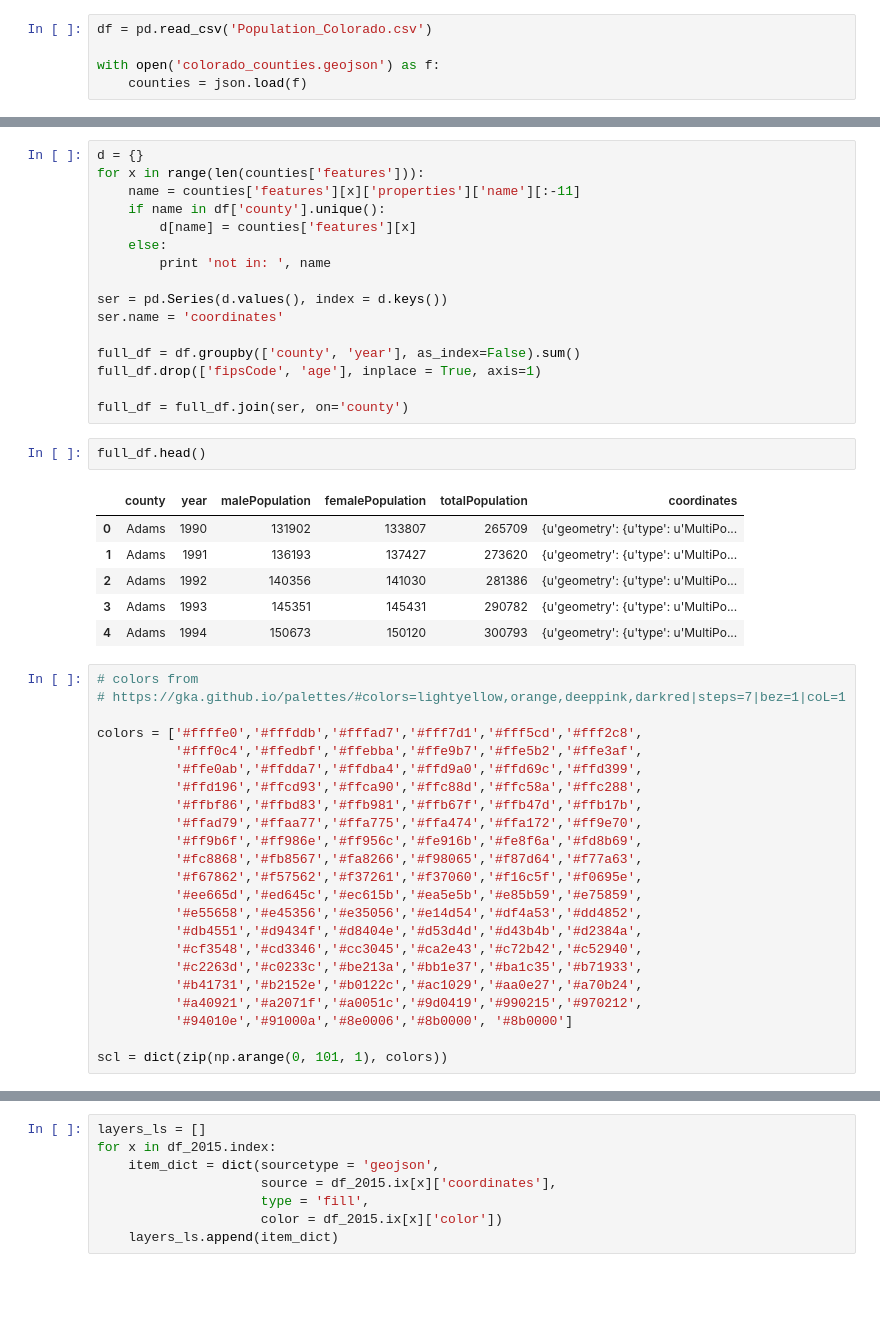
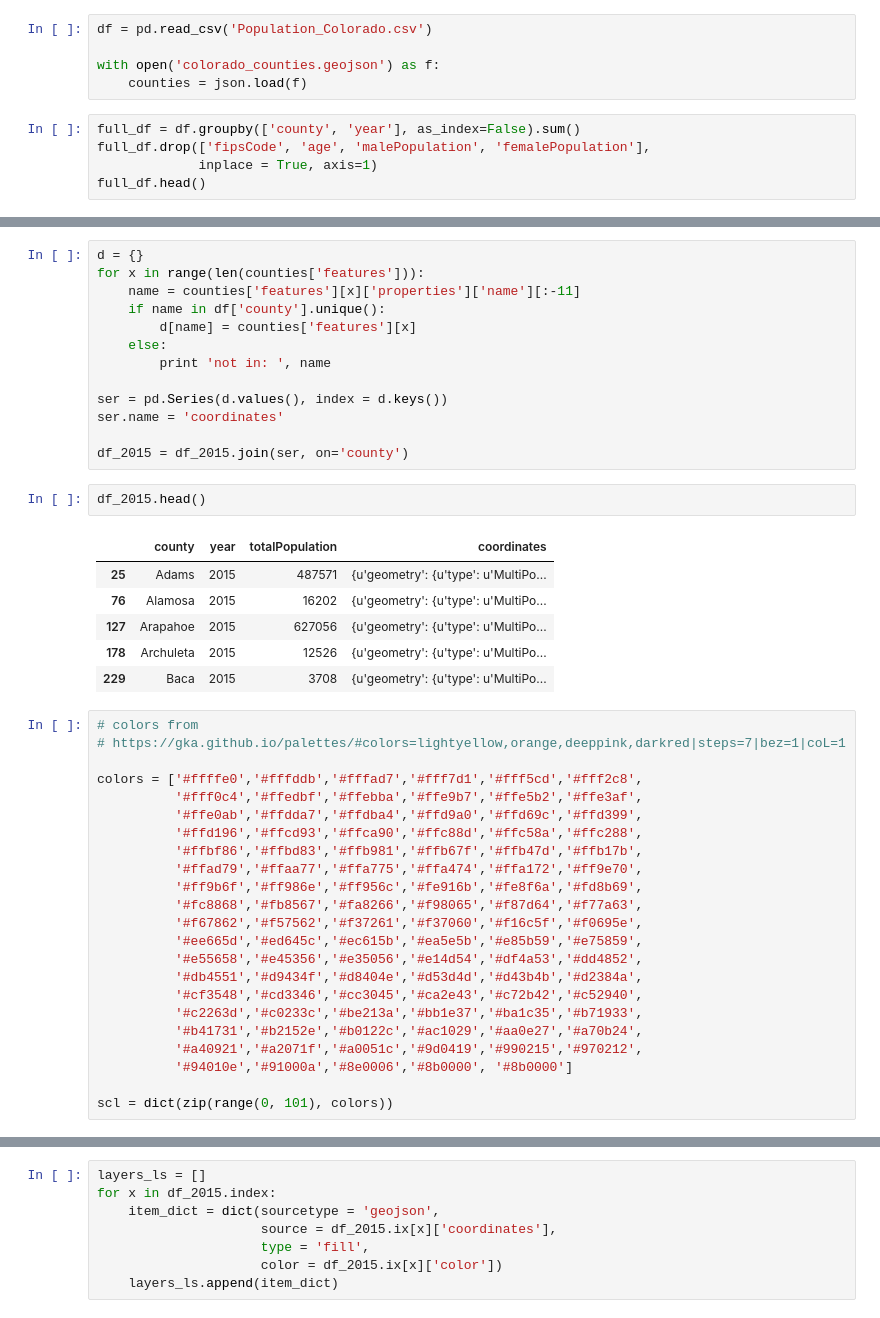
Before and after one commit to andrewfulton9/Colorado_Population_Analysis, a Jupyter notebook: population_analysis.ipynb, the cells around one changed output, grey strips where cells are left out. Drawn from its saved outputs; the diff is of its cells as text; blank space fills up the shorter version.

```diff
--- a/population_analysis.ipynb
+++ b/population_analysis.ipynb
@@ -14,3 +13,8 @@ df = pd.read_csv('Population_Colorado.csv')
 
 with open('colorado_counties.geojson') as f:
     counties = json.load(f)
+# %%
+full_df = df.groupby(['county', 'year'], as_index=False).sum()
+full_df.drop(['fipsCode', 'age', 'malePopulation', 'femalePopulation'],
+             inplace = True, axis=1)
+full_df.head()
@@ -26,19 +47,16 @@ for x in range(len(counties['features'])):
 ser = pd.Series(d.values(), index = d.keys())
 ser.name = 'coordinates'
 
-full_df = df.groupby(['county', 'year'], as_index=False).sum()
-full_df.drop(['fipsCode', 'age'], inplace = True, axis=1)
-
-full_df = full_df.join(ser, on='county')
+df_2015 = df_2015.join(ser, on='county')
 # %%
-full_df.head()
+df_2015.head()
 # %% [output]
-|  | county | year | malePopulation | femalePopulation | totalPopulation | coordinates |
-| 0 | Adams | 1990 | 131902 | 133807 | 265709 | {u'geometry': {u'type': u'MultiPo... |
-| 1 | Adams | 1991 | 136193 | 137427 | 273620 | {u'geometry': {u'type': u'MultiPo... |
-| 2 | Adams | 1992 | 140356 | 141030 | 281386 | {u'geometry': {u'type': u'MultiPo... |
-| 3 | Adams | 1993 | 145351 | 145431 | 290782 | {u'geometry': {u'type': u'MultiPo... |
-| 4 | Adams | 1994 | 150673 | 150120 | 300793 | {u'geometry': {u'type': u'MultiPo... |
+|  | county | year | totalPopulation | coordinates |
+| 25 | Adams | 2015 | 487571 | {u'geometry': {u'type': u'MultiPo... |
+| 76 | Alamosa | 2015 | 16202 | {u'geometry': {u'type': u'MultiPo... |
+| 127 | Arapahoe | 2015 | 627056 | {u'geometry': {u'type': u'MultiPo... |
+| 178 | Archuleta | 2015 | 12526 | {u'geometry': {u'type': u'MultiPo... |
+| 229 | Baca | 2015 | 3708 | {u'geometry': {u'type': u'MultiPo... |
 # %%
 # colors from
 # https://gka.github.io/palettes/#colors=lightyellow,orange,deeppink,darkred|steps=7|bez=1|coL=1
@@ -61,7 +79,7 @@ colors = ['#ffffe0','#fffddb','#fffad7','#fff7d1','#fff5cd','#fff2c8',
           '#a40921','#a2071f','#a0051c','#9d0419','#990215','#970212',
           '#94010e','#91000a','#8e0006','#8b0000', '#8b0000']
 
-scl = dict(zip(np.arange(0, 101, 1), colors))
+scl = dict(zip(range(0, 101), colors))
 # %%
 def get_scl(obj):
     frac = obj / 10000
```
Also changed, not shown: parts of 10 cells of this notebook, 1 other file.
